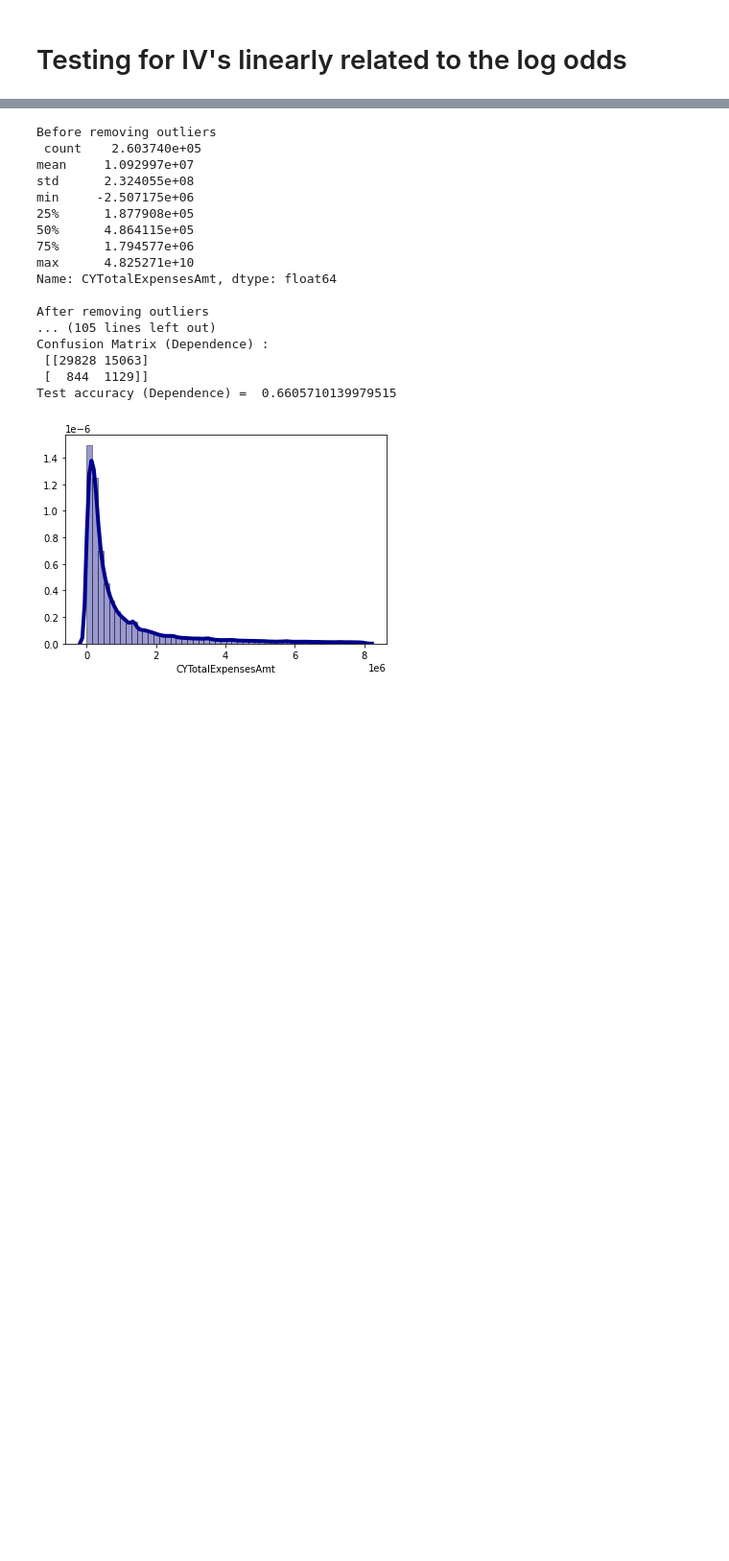
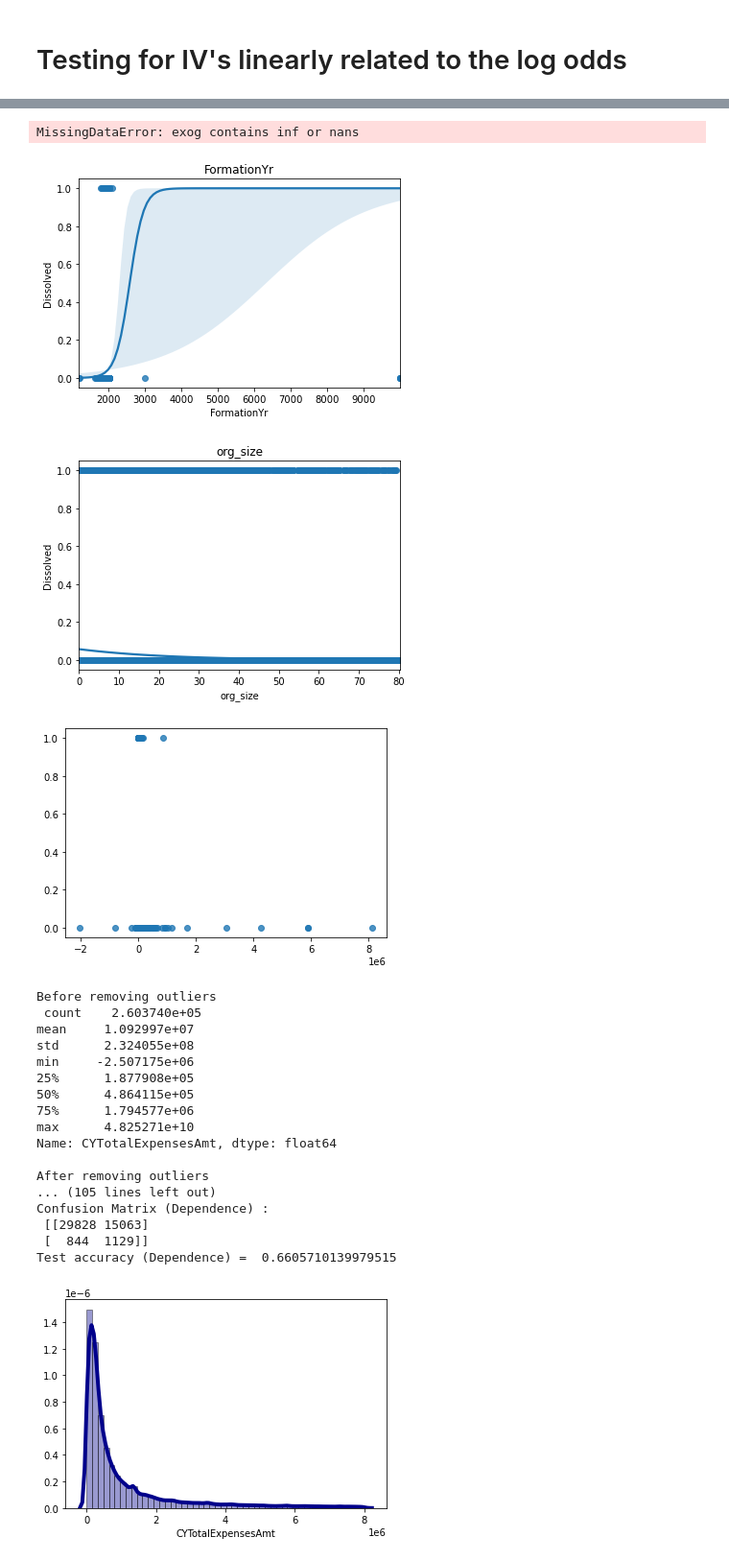
Before and after one commit to ethantenison/Impact_Capital, a Jupyter notebook: notebooks/statistics.ipynb, the cells around one changed output, grey strips where cells are left out. Shown at 96% size. Cells and saved outputs as stored; diff of their text form; code cells hidden in the pictures; blank space fills up the shorter version.

```diff
--- a/notebooks/statistics.ipynb
+++ b/notebooks/statistics.ipynb
@@ -289,0 +391,3 @@ gpa.figure.savefig("reports/gpa log lin.png")
+# %%
+for i, col in enumerate(testing.columns):
+    print(col)
@@ -289,0 +412,26 @@ gpa.figure.savefig("reports/gpa log lin.png")
+# %%
+df1 = testing[['FormationYr',
+                        'org_size',
+                        'Ratio_Equity_Revenue',
+                        'Ratio_ProgramExp_Rev',
+                        'Ratio_AdminExp_Exp',
+                        'Operating_Margin',
+                        'Solvency',
+                        'Profitability',
+                        'Dependence_Grants',
+                        'Dependence_Campaigns',
+                        'Dependence_Memberships',
+                        'Dependence_Fundraising',
+                        'Dependence_ProgramServ',
+                        'Dependence_Invest',
+                        'Population',
+                       'Median Household Income',
+                       'Unemployment Rate',
+                       'White',
+                       'Black',
+                       'Native American',
+                       'Asian',
+                       'Latino',
+                       'Nonprofit Density'
+                     ]]
+df1.info()
@@ -290,3 +456,18 @@ gpa.figure.savefig("reports/gpa log lin.png")
+# %%
+
+
+for i, col in enumerate(df1.columns):
+    plt.figure(i)
+    name= col
+    var = sns.regplot(x= col, y= 'Dissolved',
+                      data= testing, logistic= True).set_title(name)
+    save = "reports/" + name + "_linearity.png"
+    var.figure.savefig(save)
+# %% [output]
+MissingDataError: exog contains inf or nans
+[figure, added]
+[figure, added]
+[figure, added]
 # %%
 def logistic_full(data, low, high):
     "data = the dataframe to be used"
```
Also changed, not shown: parts of 9 cells of this notebook, 1 other file.
